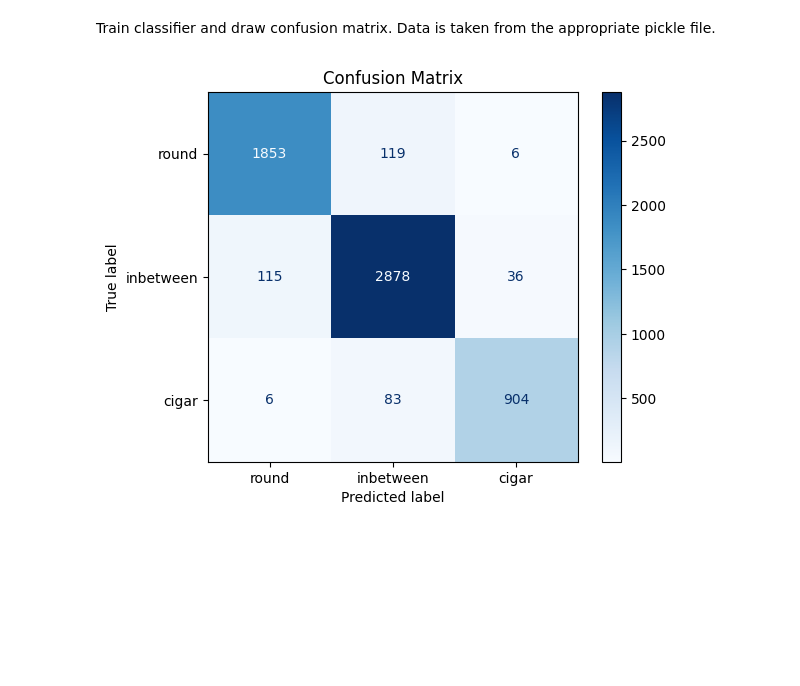
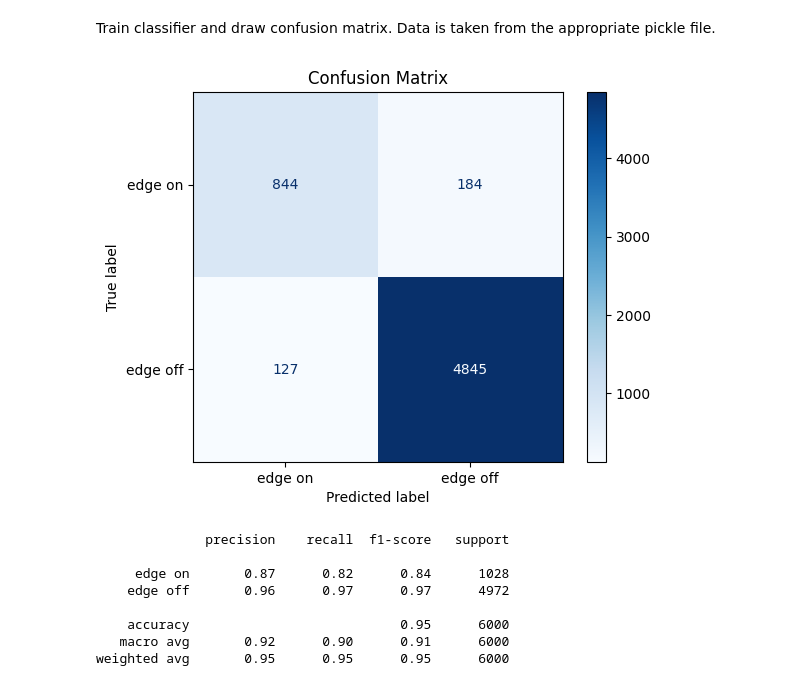
Before and after one commit to mtsizh/galaxy-morphology-manifold-learning, a Jupyter notebook: morphology_classification.ipynb, the cells around one changed output. Saved outputs shown, nothing was run; the diff lists cells and outputs as text; code cells hidden in the pictures; blank space fills up the shorter version.

Commit message:
classification report

```diff
--- a/morphology_classification.ipynb
+++ b/morphology_classification.ipynb
@@ -330,38 +330,49 @@ from sklearn.linear_model import LogisticRegression
 from sklearn.metrics import confusion_matrix, ConfusionMatrixDisplay
 import matplotlib.pyplot as plt
 import pickle
+from sklearn.metrics import classification_report
 
 
 # set correct filename to load embedding data
-load_from = 'round_inbetween_cigar_LLE_120_neighbours_5.pkl'
+load_from = 'edge_on_edge_off_LLE_120_neighbours_5.pkl'
 
 
 with open(load_from, 'rb') as f:
   data = pickle.load(f)
   X_embedded = data['X_embedded']
   y = data['y']
   class_map = data['class_map']
 
 # Step 1: Split dataset into train/test sets
 X_train, X_test, y_train, y_test = train_test_split(X_embedded, y, test_size=0.3, random_state=42, stratify=y)
 
 # Step 2: Normalize features
 scaler = StandardScaler()
 X_train = scaler.fit_transform(X_train)
 X_test = scaler.transform(X_test)
 
 # Step 3: Fit multinomial logistic regression
 model = LogisticRegression(solver='lbfgs', max_iter=1000, random_state=42)
 model.fit(X_train, y_train)
 
 # Step 4: Make predictions
 y_pred = model.predict(X_test)
 
 # Step 5: Generate confusion matrix
 cm = confusion_matrix(y_test, y_pred, labels=list(class_map.keys()))
 disp = ConfusionMatrixDisplay(confusion_matrix=cm, display_labels=class_map.values())
 disp.plot(cmap=plt.cm.Blues)
 plt.title('Confusion Matrix')
 plt.show()
+
+print(classification_report(y_test, y_pred, target_names=list(class_map.values())))
 # %% [output]
-[figure, old version]
+[figure, new version]
+              precision    recall  f1-score   support
+
+     edge on       0.87      0.82      0.84      1028
+    edge off       0.96      0.97      0.97      4972
+
+    accuracy                           0.95      6000
+   macro avg       0.92      0.90      0.91      6000
+weighted avg       0.95      0.95      0.95      6000
```
